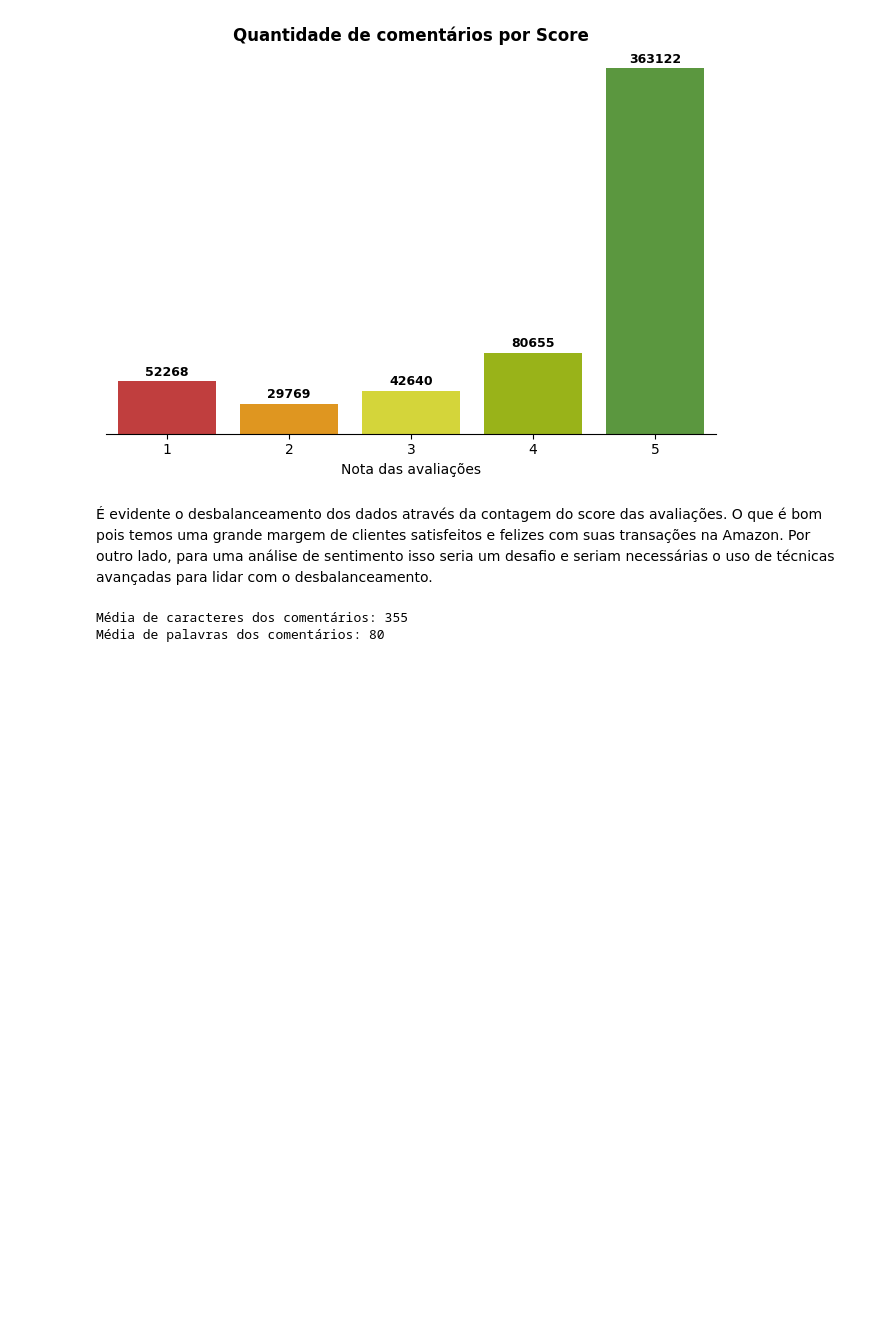
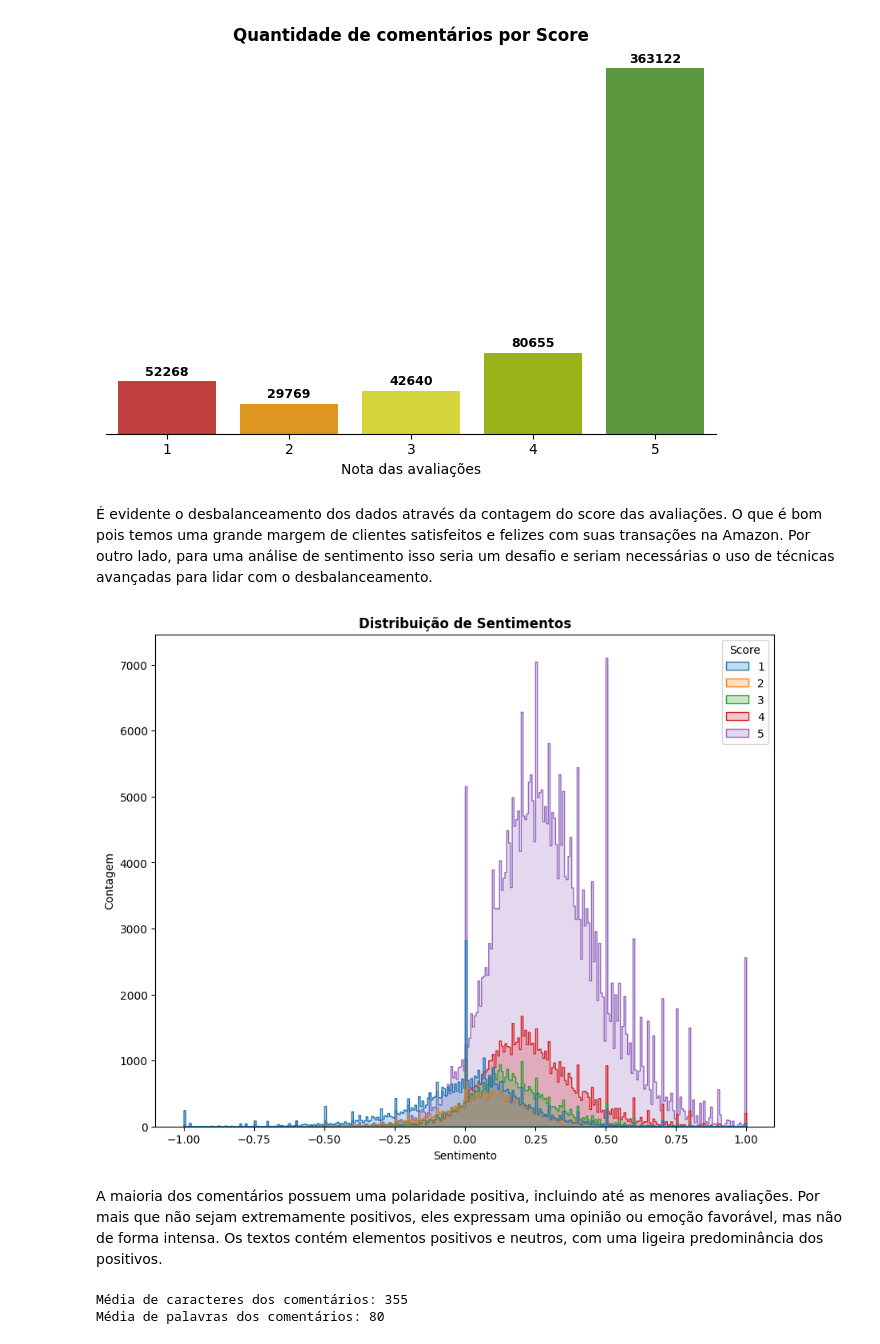
Before and after one commit to Mustasheep/Amazon_Reviews, a Jupyter notebook: amazon-reviews-eda.ipynb, the cells around one changed output. Cells and saved outputs as stored; diff of their text form; code cells hidden in the pictures; blank space fills up the shorter version.

```diff
--- a/amazon-reviews-eda.ipynb
+++ b/amazon-reviews-eda.ipynb
@@ -103,5 +104,5 @@ Pode-se observar que os dados são de colunas sem grande importância ao dataset
 # %%
-df = df.fillna('Empty')
+df = df.fillna('Unknow')
 # %%
 print(f"Quantidade de valores nulos:\n\n{df.isna().sum()}")
 # %% [output]
@@ -194,6 +195,28 @@ plt.show()
 [figure]
 # %% [markdown]
 É evidente o desbalanceamento dos dados através da contagem do score das avaliações. O que é bom pois temos uma grande margem de clientes satisfeitos e felizes com suas transações na Amazon. Por outro lado, para uma análise de sentimento isso seria um desafio e seriam necessárias o uso de técnicas avançadas para lidar com o desbalanceamento.
+# %%
+def get_sentiment(text):
+    analysis = TextBlob(text)
+    return analysis.sentiment.polarity
+
+df['Sentiment'] = df['Text'].apply(get_sentiment)
+# %%
+plt.figure(figsize=(10,8))
+ax = sns.histplot(df, x="Sentiment",
+                  palette="tab10",
+                  hue="Score",
+                  element="step")
+
+ax.set_title("Distribuição de Sentimentos", fontweight='bold')
+ax.set_ylabel("Contagem")
+ax.set_xlabel("Sentimento")
+
+plt.show()
+# %% [output]
+[figure, added]
+# %% [markdown]
+A maioria dos comentários possuem uma polaridade positiva, incluindo até as menores avaliações. Por mais que não sejam extremamente positivos, eles expressam uma opinião ou emoção favorável, mas não de forma intensa. Os textos contém elementos positivos e neutros, com uma ligeira predominância dos positivos.
 # %%
 # Contando a quantidade de caracteres e palavras dos comentários
 total_chars = df['Text'].str.replace(' ', '').str.len()
```
Also changed, not shown: parts of 5 cells of this notebook.
